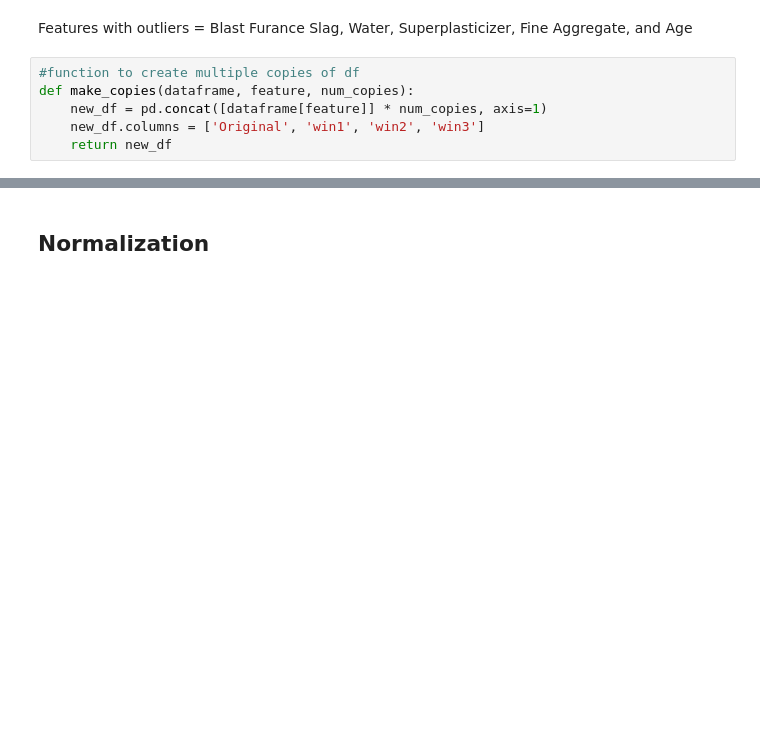
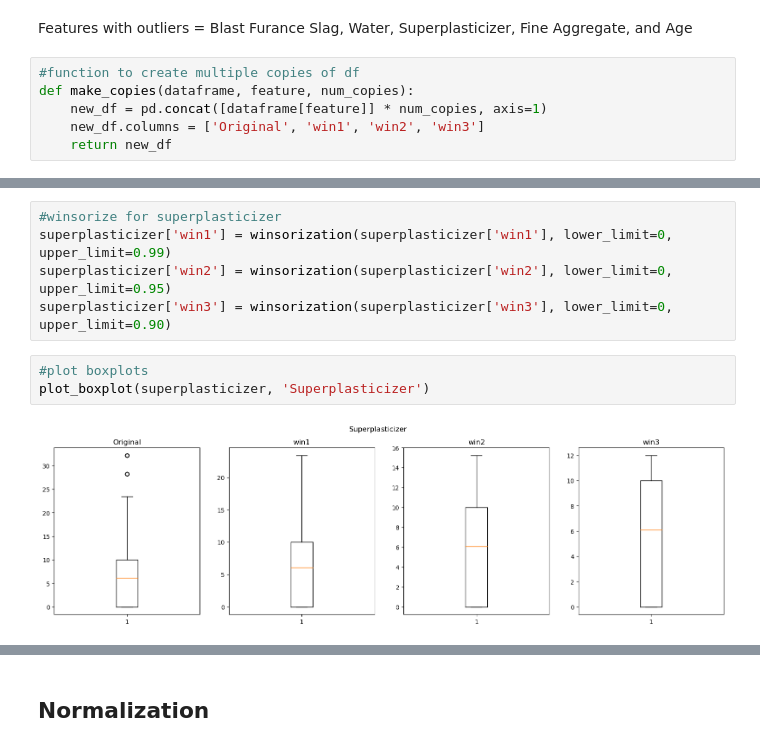
Before and after one commit to SBangarh/Concrete-Strength-Analysis, a Jupyter notebook: analysis.ipynb, the cells around one changed output, grey strips where cells are left out. Saved outputs shown, nothing was run; the diff lists cells and outputs as text; blank space fills up the shorter version.

```diff
--- a/analysis.ipynb
+++ b/analysis.ipynb
@@ -252,0 +245,10 @@ def plot_boxplot(dataframe, title):
+# %%
+#winsorize for superplasticizer
+superplasticizer['win1'] = winsorization(superplasticizer['win1'], lower_limit=0, upper_limit=0.99)
+superplasticizer['win2'] = winsorization(superplasticizer['win2'], lower_limit=0, upper_limit=0.95)
+superplasticizer['win3'] = winsorization(superplasticizer['win3'], lower_limit=0, upper_limit=0.90)
+# %%
+#plot boxplots
+plot_boxplot(superplasticizer, 'Superplasticizer')
+# %% [output]
+[figure, added]
```
Also changed, not shown: parts of 24 cells of this notebook.
